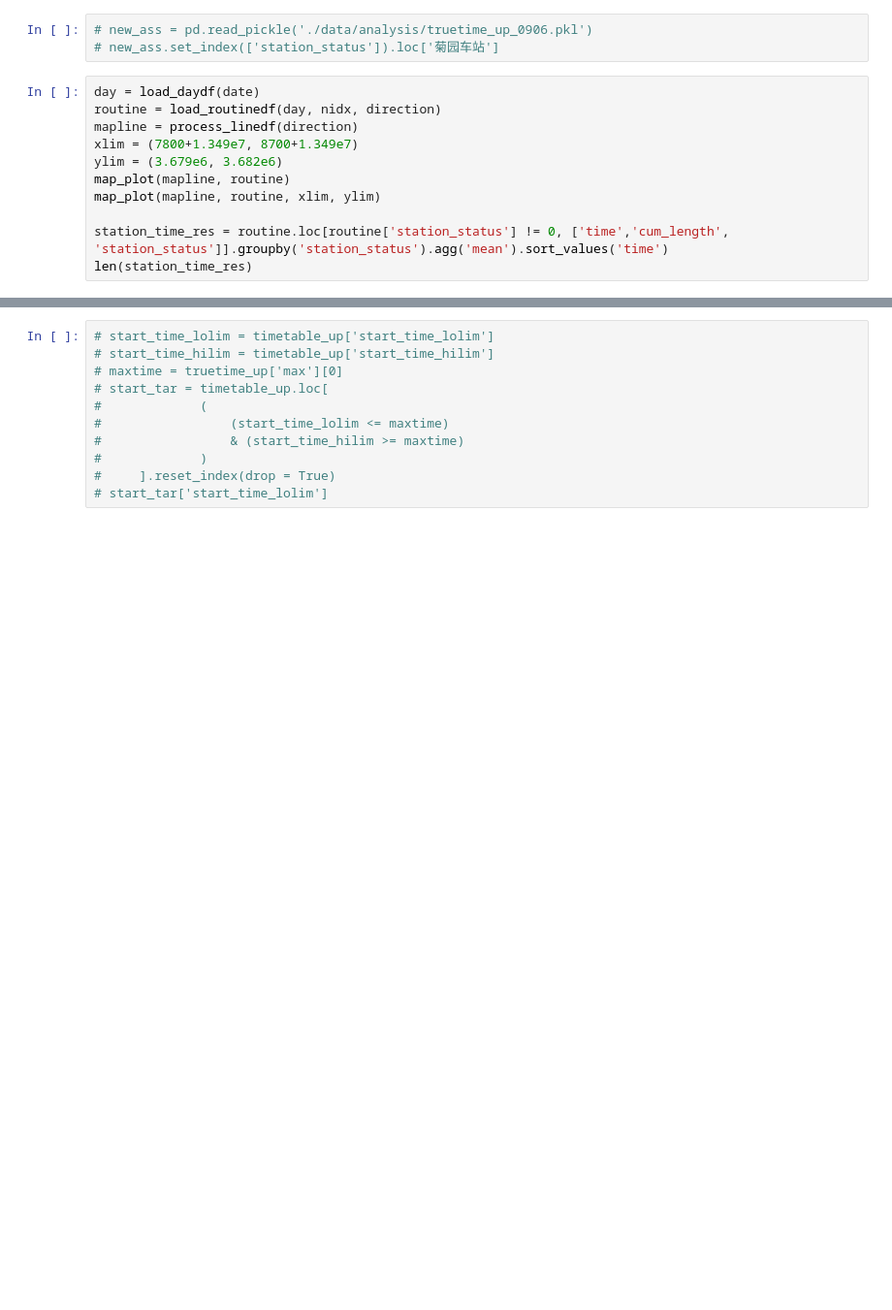
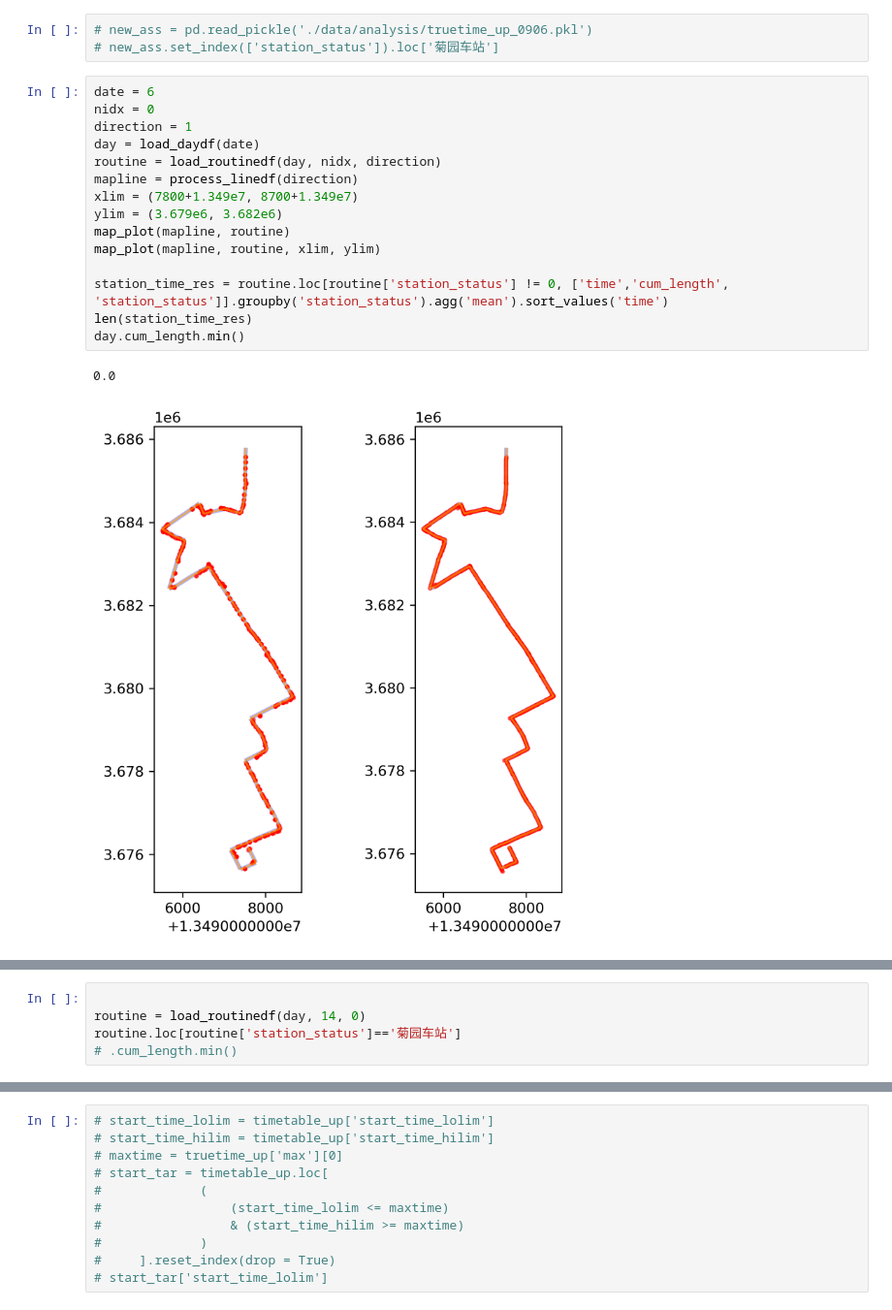
Before and after one commit to Eightina/Tranportation-Statistics-Course-Design, a Jupyter notebook: analysis.ipynb, the cells around one changed output, grey strips where cells are left out. Shown at 97% size. Saved outputs shown, nothing was run; the diff lists cells and outputs as text; blank space fills up the shorter version.

```diff
--- a/analysis.ipynb
+++ b/analysis.ipynb
@@ -50,13 +77,20 @@ direction = 1
 # new_ass = pd.read_pickle('./data/analysis/truetime_up_0906.pkl')
 # new_ass.set_index(['station_status']).loc['菊园车站']
 # %%
+date = 6
+nidx = 0
+direction = 1
 day = load_daydf(date)
 routine = load_routinedf(day, nidx, direction)
 mapline = process_linedf(direction)
 xlim = (7800+1.349e7, 8700+1.349e7)
 ylim = (3.679e6, 3.682e6)
 map_plot(mapline, routine)
 map_plot(mapline, routine, xlim, ylim)
 
 station_time_res = routine.loc[routine['station_status'] != 0, ['time','cum_length', 'station_status']].groupby('station_status').agg('mean').sort_values('time')
 len(station_time_res)
+day.cum_length.min()
+# %% [output]
+0.0
+[figure, added]
@@ -63,3 +98,8 @@ len(station_time_res)
+# %%
+
+routine = load_routinedf(day, 14, 0)
+routine.loc[routine['station_status']=='菊园车站']
+# .cum_length.min()
 # %%
 print(day.time.min(), day.time.max())
 fig, ax = plt.subplots(dpi=300, figsize = (15,6))
```
Also changed, not shown: parts of 35 cells of this notebook, 4 other files.
